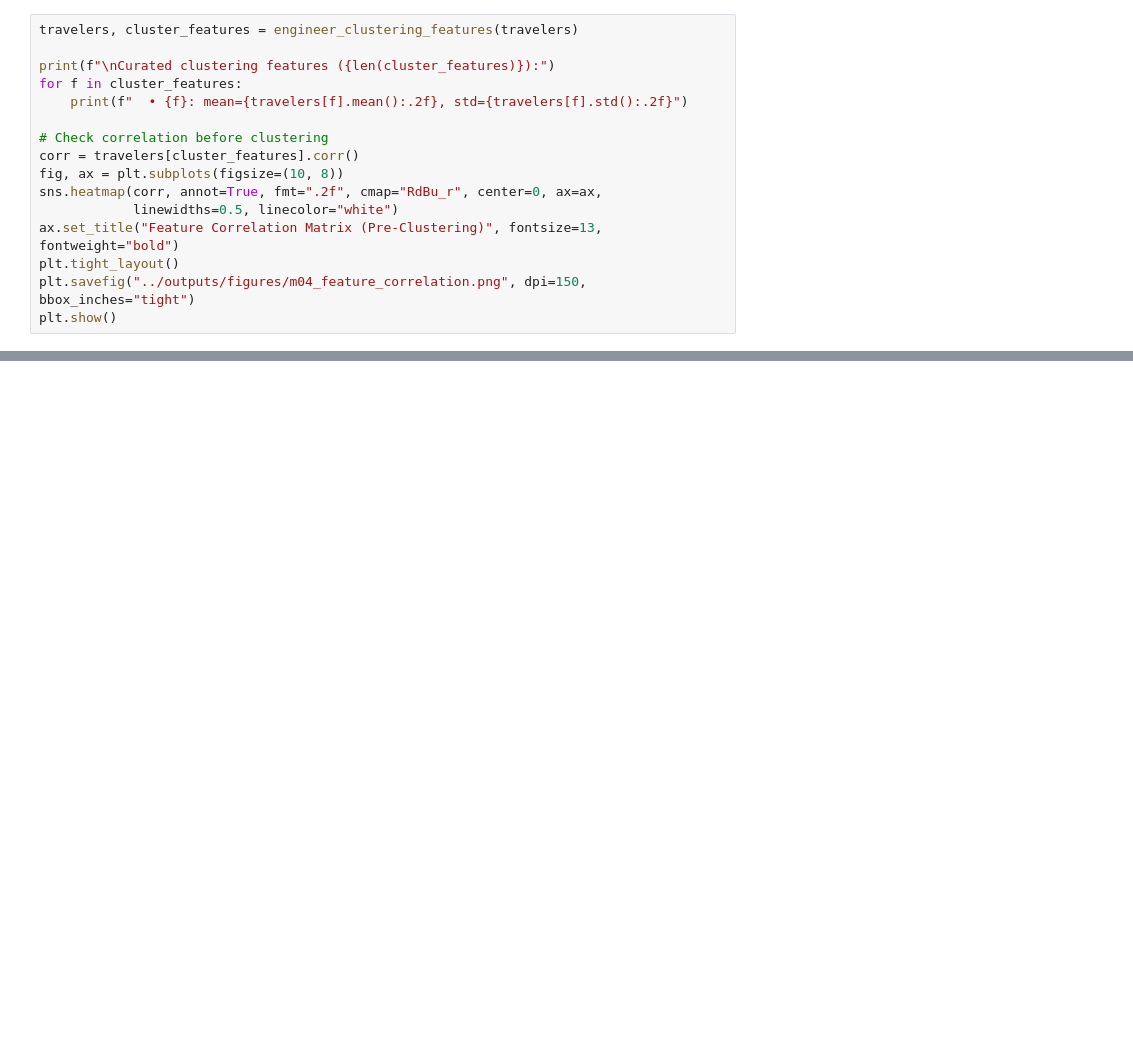
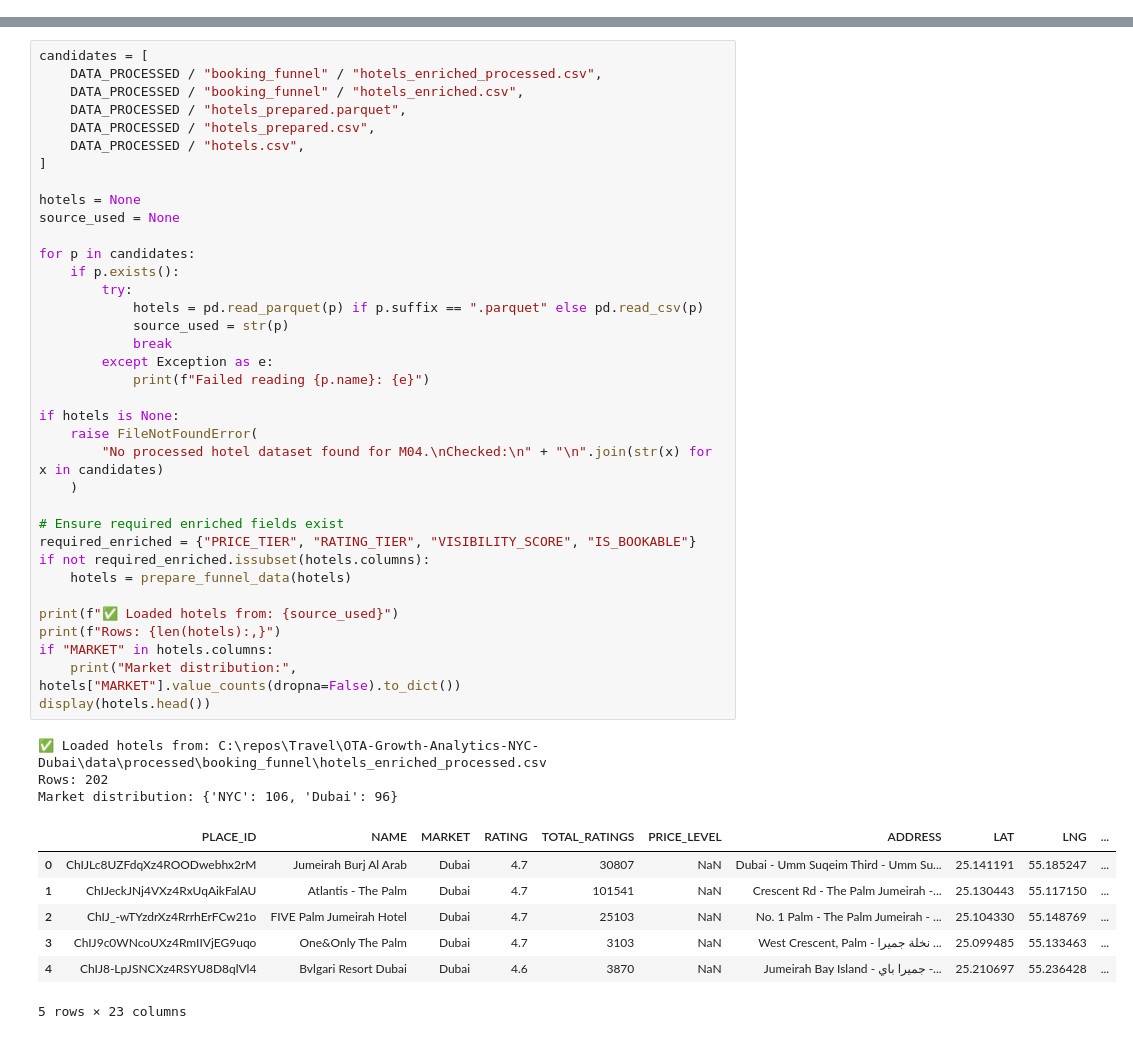
Before and after one commit to Dheerajc15/OTA-Growth-Analytics-NYC-Dubai, a Jupyter notebook: notebooks/04_traveler_segmentation.ipynb, the cells around one changed output, grey strips where cells are left out. Cells and saved outputs as stored; diff of their text form; blank space fills up the shorter version.

```diff
--- a/notebooks/04_traveler_segmentation.ipynb
+++ b/notebooks/04_traveler_segmentation.ipynb
@@ -117,16 +0,0 @@ plt.show()
-# %%
-travelers, cluster_features = engineer_clustering_features(travelers)
-
-print(f"\nCurated clustering features ({len(cluster_features)}):")
-for f in cluster_features:
-    print(f"  • {f}: mean={travelers[f].mean():.2f}, std={travelers[f].std():.2f}")
-
-# Check correlation before clustering
-corr = travelers[cluster_features].corr()
-fig, ax = plt.subplots(figsize=(10, 8))
-sns.heatmap(corr, annot=True, fmt=".2f", cmap="RdBu_r", center=0, ax=ax,
-            linewidths=0.5, linecolor="white")
-ax.set_title("Feature Correlation Matrix (Pre-Clustering)", fontsize=13, fontweight="bold")
-plt.tight_layout()
-plt.savefig("../outputs/figures/m04_feature_correlation.png", dpi=150, bbox_inches="tight")
-plt.show()
@@ -411,0 +52,47 @@ and not artifacts of random noise.
+# %%
+candidates = [
+    DATA_PROCESSED / "booking_funnel" / "hotels_enriched_processed.csv",
+    DATA_PROCESSED / "booking_funnel" / "hotels_enriched.csv",
+    DATA_PROCESSED / "hotels_prepared.parquet",
+    DATA_PROCESSED / "hotels_prepared.csv",
+    DATA_PROCESSED / "hotels.csv",
+]
+
+hotels = None
+source_used = None
+
+for p in candidates:
+    if p.exists():
+        try:
+            hotels = pd.read_parquet(p) if p.suffix == ".parquet" else pd.read_csv(p)
+            source_used = str(p)
+            break
+        except Exception as e:
+            print(f"Failed reading {p.name}: {e}")
+
+if hotels is None:
+    raise FileNotFoundError(
+        "No processed hotel dataset found for M04.\nChecked:\n" + "\n".join(str(x) for x in candidates)
+    )
+
+# Ensure required enriched fields exist
+required_enriched = {"PRICE_TIER", "RATING_TIER", "VISIBILITY_SCORE", "IS_BOOKABLE"}
+if not required_enriched.issubset(hotels.columns):
+    hotels = prepare_funnel_data(hotels)
+
+print(f"✅ Loaded hotels from: {source_used}")
+print(f"Rows: {len(hotels):,}")
+if "MARKET" in hotels.columns:
+    print("Market distribution:", hotels["MARKET"].value_counts(dropna=False).to_dict())
+display(hotels.head())
+# %% [output]
+✅ Loaded hotels from: C:\repos\Travel\OTA-Growth-Analytics-NYC-Dubai\data\processed\booking_funnel\hotels_enriched_processed.csv
+Rows: 202
+Market distribution: {'NYC': 106, 'Dubai': 96}
+|  | PLACE_ID | NAME | MARKET | RATING | TOTAL_RATINGS | PRICE_LEVEL | ADDRESS | LAT | LNG | ... |
+| 0 | ChIJLc8UZFdqXz4ROODwebhx2rM | Jumeirah Burj Al Arab | Dubai | 4.7 | 30807 | NaN | Dubai - Umm Suqeim Third - Umm Su... | 25.141191 | 55.185247 | ... |
+| 1 | ChIJeckJNj4VXz4RxUqAikFalAU | Atlantis - The Palm | Dubai | 4.7 | 101541 | NaN | Crescent Rd - The Palm Jumeirah -... | 25.130443 | 55.117150 | ... |
+| 2 | ChIJ_-wTYzdrXz4RrrhErFCw21o | FIVE Palm Jumeirah Hotel | Dubai | 4.7 | 25103 | NaN | No. 1 Palm - The Palm Jumeirah - ... | 25.104330 | 55.148769 | ... |
+| 3 | ChIJ9c0WNcoUXz4RmIIVjEG9uqo | One&Only The Palm | Dubai | 4.7 | 3103 | NaN | West Crescent, Palm - نخلة جميرا ... | 25.099485 | 55.133463 | ... |
+| 4 | ChIJ8-LpJSNCXz4RSYU8D8qlVl4 | Bvlgari Resort Dubai | Dubai | 4.6 | 3870 | NaN | Jumeirah Bay Island - جميرا باي -... | 25.210697 | 55.236428 | ... |
+5 rows × 23 columns
```
Also changed, not shown: parts of 38 cells of this notebook, 6 other files.
